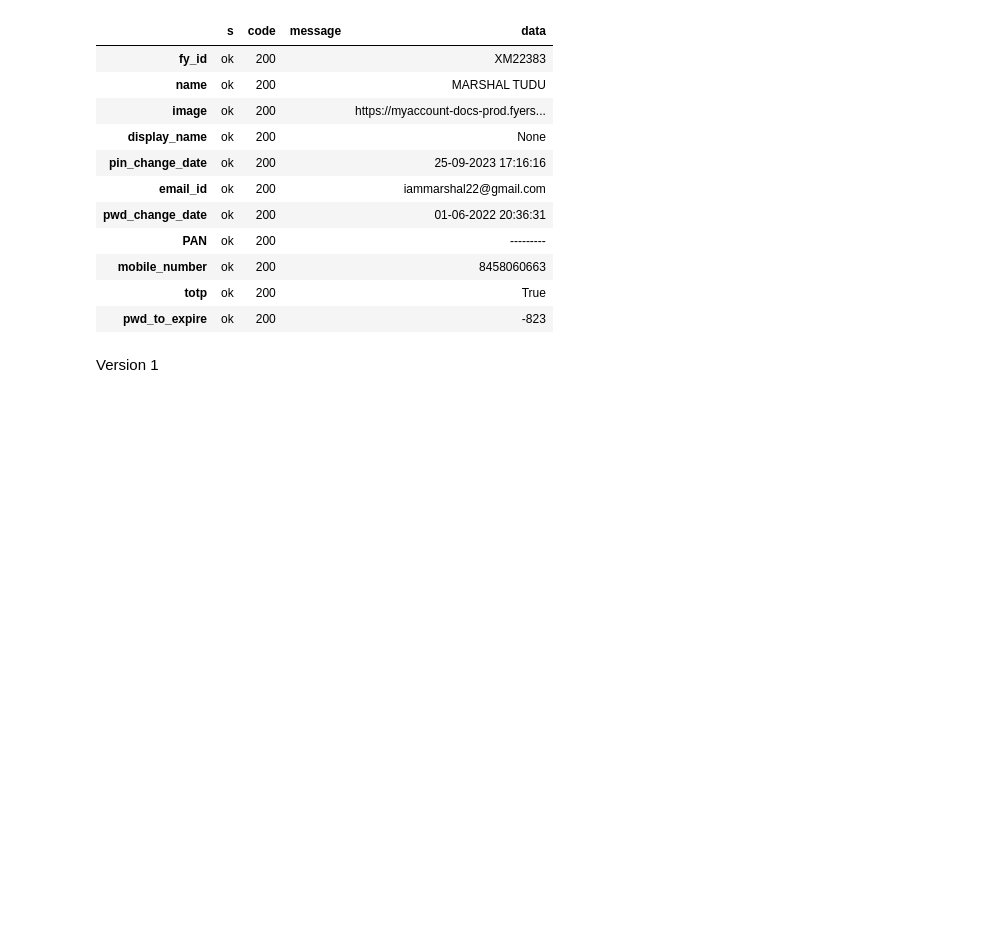
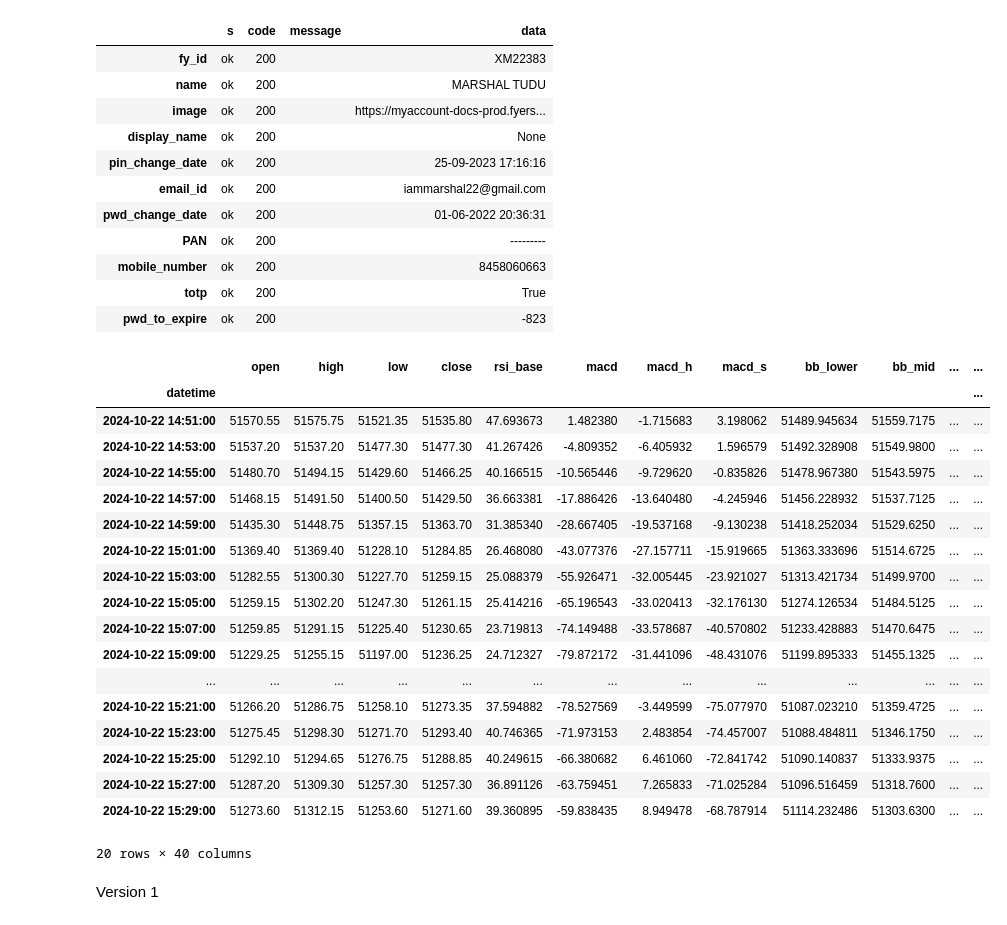
Before and after one commit to marshaltudu14/AlgoTrading, a Jupyter notebook: V1 (Basic RL).ipynb, the cells around one changed output. Drawn from its saved outputs; the diff is of its cells as text; code cells hidden in the pictures; blank space fills up the shorter version.

```diff
--- a/V1 (Basic RL).ipynb
+++ b/V1 (Basic RL).ipynb
@@ -709,3 +629,25 @@ df_bnf_15m = bnf_train_pipeline_15m.get_processed_df()
+# %%
+df_bnf_2m.tail(20)
+# %% [output]
+|  | open | high | low | close | rsi_base | macd | macd_h | macd_s | bb_lower | bb_mid | ... | ... |
+| datetime |  |  |  |  |  |  |  |  |  |  |  | ... |
+| 2024-10-22 14:51:00 | 51570.55 | 51575.75 | 51521.35 | 51535.80 | 47.693673 | 1.482380 | -1.715683 | 3.198062 | 51489.945634 | 51559.7175 | ... | ... |
+| 2024-10-22 14:53:00 | 51537.20 | 51537.20 | 51477.30 | 51477.30 | 41.267426 | -4.809352 | -6.405932 | 1.596579 | 51492.328908 | 51549.9800 | ... | ... |
+| 2024-10-22 14:55:00 | 51480.70 | 51494.15 | 51429.60 | 51466.25 | 40.166515 | -10.565446 | -9.729620 | -0.835826 | 51478.967380 | 51543.5975 | ... | ... |
+| 2024-10-22 14:57:00 | 51468.15 | 51491.50 | 51400.50 | 51429.50 | 36.663381 | -17.886426 | -13.640480 | -4.245946 | 51456.228932 | 51537.7125 | ... | ... |
+| 2024-10-22 14:59:00 | 51435.30 | 51448.75 | 51357.15 | 51363.70 | 31.385340 | -28.667405 | -19.537168 | -9.130238 | 51418.252034 | 51529.6250 | ... | ... |
+| 2024-10-22 15:01:00 | 51369.40 | 51369.40 | 51228.10 | 51284.85 | 26.468080 | -43.077376 | -27.157711 | -15.919665 | 51363.333696 | 51514.6725 | ... | ... |
+| 2024-10-22 15:03:00 | 51282.55 | 51300.30 | 51227.70 | 51259.15 | 25.088379 | -55.926471 | -32.005445 | -23.921027 | 51313.421734 | 51499.9700 | ... | ... |
+| 2024-10-22 15:05:00 | 51259.15 | 51302.20 | 51247.30 | 51261.15 | 25.414216 | -65.196543 | -33.020413 | -32.176130 | 51274.126534 | 51484.5125 | ... | ... |
+| 2024-10-22 15:07:00 | 51259.85 | 51291.15 | 51225.40 | 51230.65 | 23.719813 | -74.149488 | -33.578687 | -40.570802 | 51233.428883 | 51470.6475 | ... | ... |
+| 2024-10-22 15:09:00 | 51229.25 | 51255.15 | 51197.00 | 51236.25 | 24.712327 | -79.872172 | -31.441096 | -48.431076 | 51199.895333 | 51455.1325 | ... | ... |
+| ... | ... | ... | ... | ... | ... | ... | ... | ... | ... | ... | ... | ... |
+| 2024-10-22 15:21:00 | 51266.20 | 51286.75 | 51258.10 | 51273.35 | 37.594882 | -78.527569 | -3.449599 | -75.077970 | 51087.023210 | 51359.4725 | ... | ... |
+| 2024-10-22 15:23:00 | 51275.45 | 51298.30 | 51271.70 | 51293.40 | 40.746365 | -71.973153 | 2.483854 | -74.457007 | 51088.484811 | 51346.1750 | ... | ... |
+| 2024-10-22 15:25:00 | 51292.10 | 51294.65 | 51276.75 | 51288.85 | 40.249615 | -66.380682 | 6.461060 | -72.841742 | 51090.140837 | 51333.9375 | ... | ... |
+| 2024-10-22 15:27:00 | 51287.20 | 51309.30 | 51257.30 | 51257.30 | 36.891126 | -63.759451 | 7.265833 | -71.025284 | 51096.516459 | 51318.7600 | ... | ... |
+| 2024-10-22 15:29:00 | 51273.60 | 51312.15 | 51253.60 | 51271.60 | 39.360895 | -59.838435 | 8.949478 | -68.787914 | 51114.232486 | 51303.6300 | ... | ... |
+20 rows × 40 columns
 # %% [markdown]
 Version 1
 # %%
```
Also changed, not shown: parts of 13 cells of this notebook.
